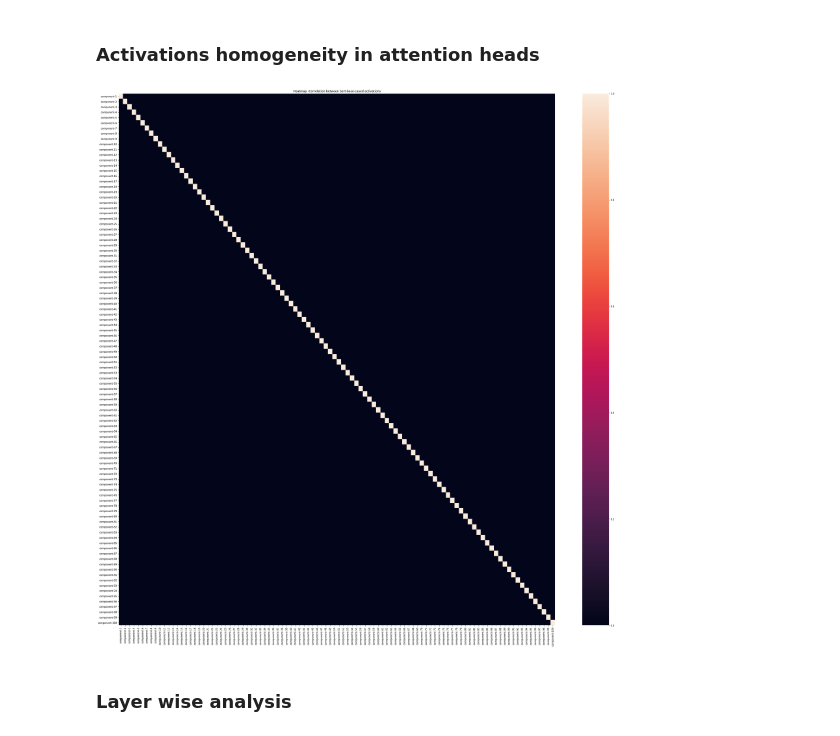
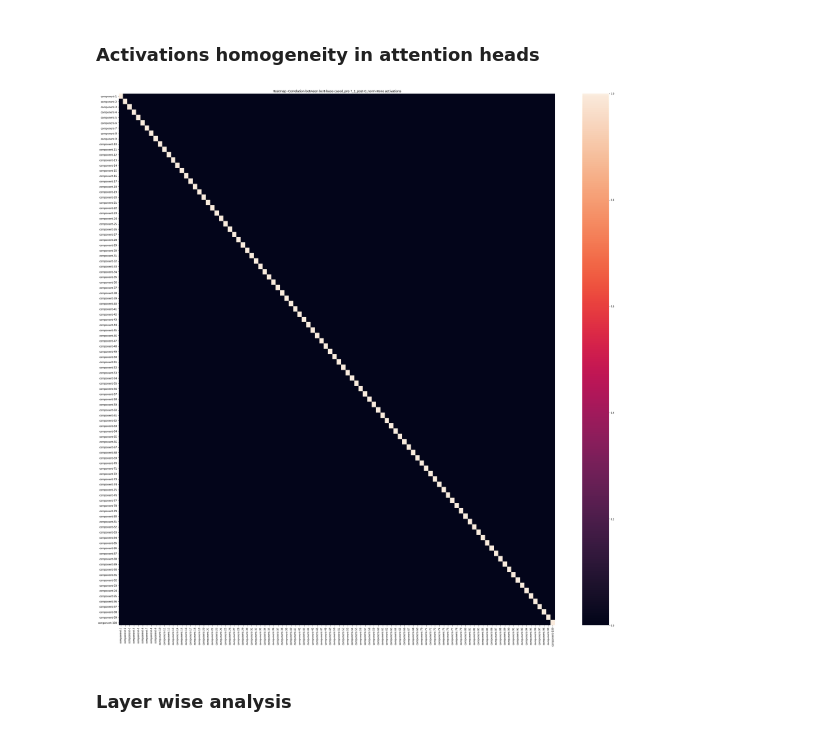
Before and after one commit to AlexandrePsq/LePetitPrince, a Jupyter notebook: fMRI/LayerWiseAnalysis.ipynb, the cells around one changed output. Cells and saved outputs as stored; diff of their text form; code cells hidden in the pictures.

```diff
--- a/fMRI/LayerWiseAnalysis.ipynb
+++ b/fMRI/LayerWiseAnalysis.ipynb
@@ -63,7 +64,7 @@ SAVING_FOLDER = f"/neurospin/unicog/protocols/IRMf/LePetitPrince_Pallier_2018/Le
 TMP_FOLDER = f"/home/ap259944/tmp"
 # %%
-PROJECT_PATH = f"/Users/alexpsq/Code/Parietal/maps"
-INPUT_PATH = f"/Users/alexpsq/Code/Parietal/data/stimuli-representations/english"
+#PROJECT_PATH = f"/Users/alexpsq/Code/Parietal/maps"
+#INPUT_PATH = f"/Users/alexpsq/Code/Parietal/data/stimuli-representations/english"
 # %% [markdown]
 ### Maskers
 # %%
@@ -99,7 +95,7 @@ atlas_maps, labels = reporting.load_atlas() # load harvard-oxford atlas named'co
 # %% [markdown]
 ### Activations homogeneity in attention heads
 # %%
-model_name = 'bert-base-cased' #model_names[0]
+model_name = model_names[0]
 # %%
 # Fetching model activations
 all_data = [pd.read_csv(os.path.join(INPUT_PATH, model_name, 'activations_run{index}.csv'.format(index=index))) for index in range(1, 10)]
@@ -132,9 +106,9 @@ def aggregate_beta_maps(data, nb_layers=13, layer_size=768, attention_head_size=
 # %%
-data_pca = reporting.aggregate_beta_maps(data.values, nb_layers=13, layer_size=768, attention_head_size=64, nb_attention_heads=12, aggregation_type='pca')
+data_pca = reporting.aggregate_beta_maps(data.values, nb_layers=13, layer_size=768, attention_head_size=64, nb_attention_heads=12, aggregation_type='pca', n_components=100)
 data_layer = reporting.aggregate_beta_maps(data.values, nb_layers=13, layer_size=768, attention_head_size=64, nb_attention_heads=12, aggregation_type='layer')
 data_attention = reporting.aggregate_beta_maps(data.values, nb_layers=13, layer_size=768, attention_head_size=64, nb_attention_heads=12, aggregation_type='attention_head')
 # %%
 name = f'Correlation between {model_name} activations'
-heat_map(pd.DataFrame(data_pca, columns=['component-{}'.format(index) for index in range(1, data_pca.shape[1]+1)]).corr(), aggregate=False, title=name, saving_path=None) #SAVING_FOLDER, name + '.png'
+reporting.heat_map(pd.DataFrame(data_pca, columns=['component-{}'.format(index) for index in range(1, data_pca.shape[1]+1)]).corr(), aggregate=False, title=name, saving_path=None) #SAVING_FOLDER, name + '.png'
 # %% [output]
-[figure, old version]
+[figure, new version]
```
Also changed, not shown: parts of 18 cells of this notebook, 2 other files.
